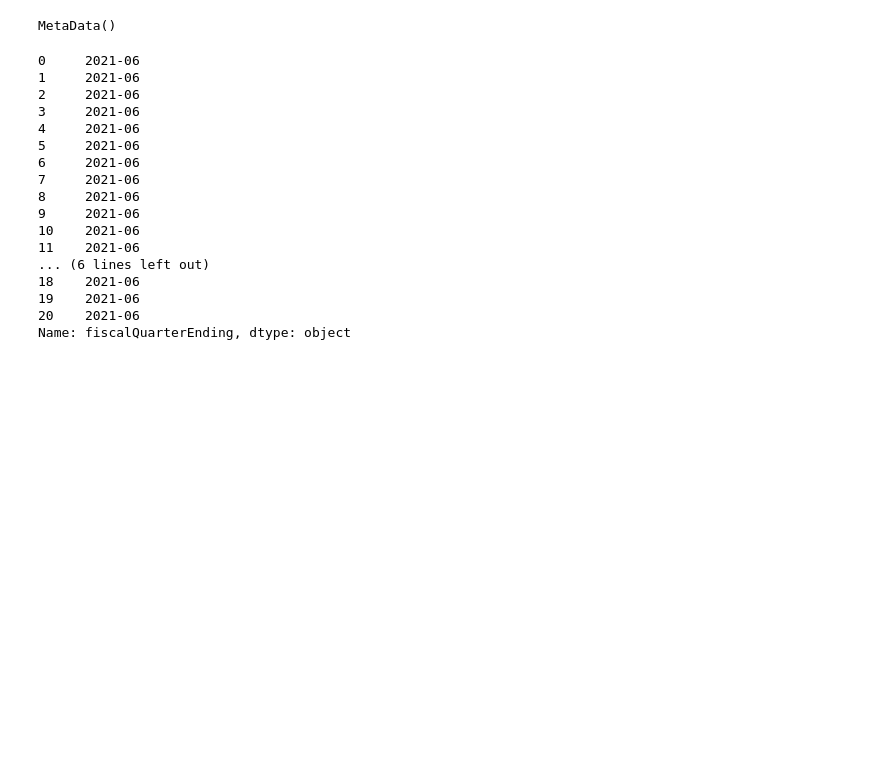
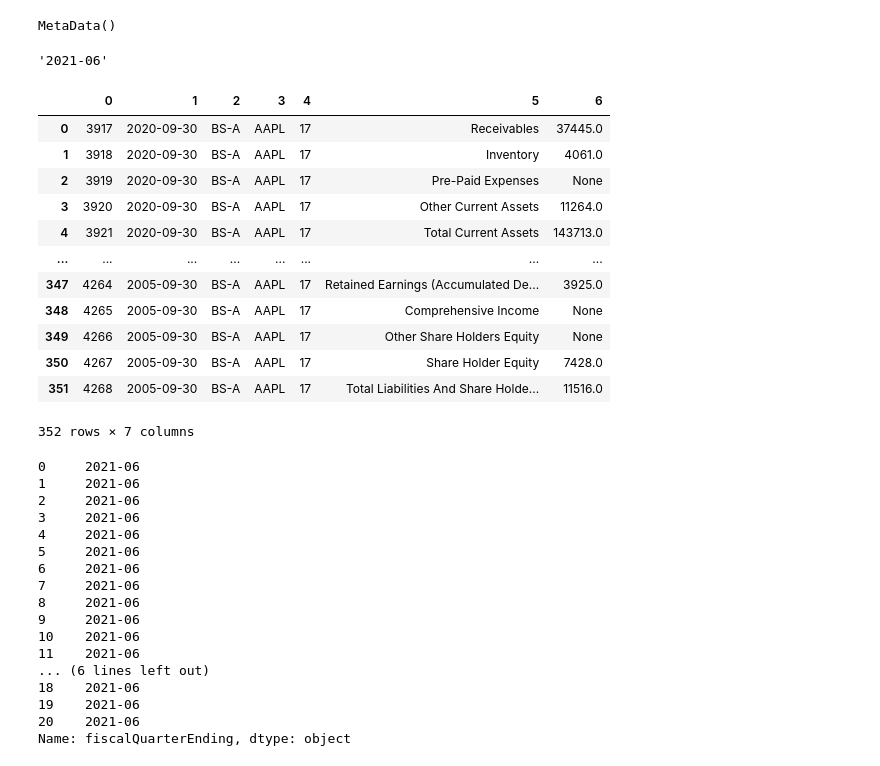
Before and after one commit to VonPappen/Simply-Fundamental-Database-Webscrapper, a Jupyter notebook: tests.ipynb, the cells around one changed output. Drawn from its saved outputs; the diff is of its cells as text; code cells hidden in the pictures; blank space fills up the shorter version.

Commit message:
statements_update ready

```diff
--- a/tests.ipynb
+++ b/tests.ipynb
@@ -23,30 +27,56 @@ s.query(Earnings_release.__table__).\
        filter(Earnings_release.id == 38).\
        update({"last_period_M": '2021-03'})
 s.commit()
+# %%
+last_period_db('AAPL')
+# %% [output]
+'2021-06'
 # %%
 statements = [
 'income_statement',
 'balance_sheet',
 'cash_flow_statement',
 'financial_ratios'
 ]
 time_format = [
     'annual',
     'quarterly'
 ]
 def has_f_data_in_db(ticker):
 
     data_boolean_list = []
     for stmnt in statements:
         for t_format in time_format:
             q = s.query(Base.metadata.tables[f'{stmnt}_{t_format}']).where(
                 Base.metadata.tables[f'{stmnt}_{t_format}'].columns['ticker'] ==str(ticker)).all()
             print(q)
             if len(q) == 0:
                 data_boolean_list.append(False)
             else:
                 data_boolean_list.append(True)
     return any(data_boolean_list)
+
+def fetch_all_statement(ticker, stmnt, time_format):
+
+    r = s.query(Base.metadata.tables[f'{stmnt}_{time_format}']).where(\
+            Base.metadata.tables[f'{stmnt}_{time_format}'].columns['ticker'] ==str(ticker)).all()
+    return r
+
+pd.DataFrame(fetch_all_statement('AAPL', 'balance_sheet', 'annual'))
+# %% [output]
+|  | 0 | 1 | 2 | 3 | 4 | 5 | 6 |
+| 0 | 3917 | 2020-09-30 | BS-A | AAPL | 17 | Receivables | 37445.0 |
+| 1 | 3918 | 2020-09-30 | BS-A | AAPL | 17 | Inventory | 4061.0 |
+| 2 | 3919 | 2020-09-30 | BS-A | AAPL | 17 | Pre-Paid Expenses | None |
+| 3 | 3920 | 2020-09-30 | BS-A | AAPL | 17 | Other Current Assets | 11264.0 |
+| 4 | 3921 | 2020-09-30 | BS-A | AAPL | 17 | Total Current Assets | 143713.0 |
+| ... | ... | ... | ... | ... | ... | ... | ... |
+| 347 | 4264 | 2005-09-30 | BS-A | AAPL | 17 | Retained Earnings (Accumulated De... | 3925.0 |
+| 348 | 4265 | 2005-09-30 | BS-A | AAPL | 17 | Comprehensive Income | None |
+| 349 | 4266 | 2005-09-30 | BS-A | AAPL | 17 | Other Share Holders Equity | None |
+| 350 | 4267 | 2005-09-30 | BS-A | AAPL | 17 | Share Holder Equity | 7428.0 |
+| 351 | 4268 | 2005-09-30 | BS-A | AAPL | 17 | Total Liabilities And Share Holde... | 11516.0 |
+352 rows × 7 columns
 # %%
 
 M = Macrotrend()
```
Also changed, not shown: parts of 4 cells of this notebook, 6 other files.
